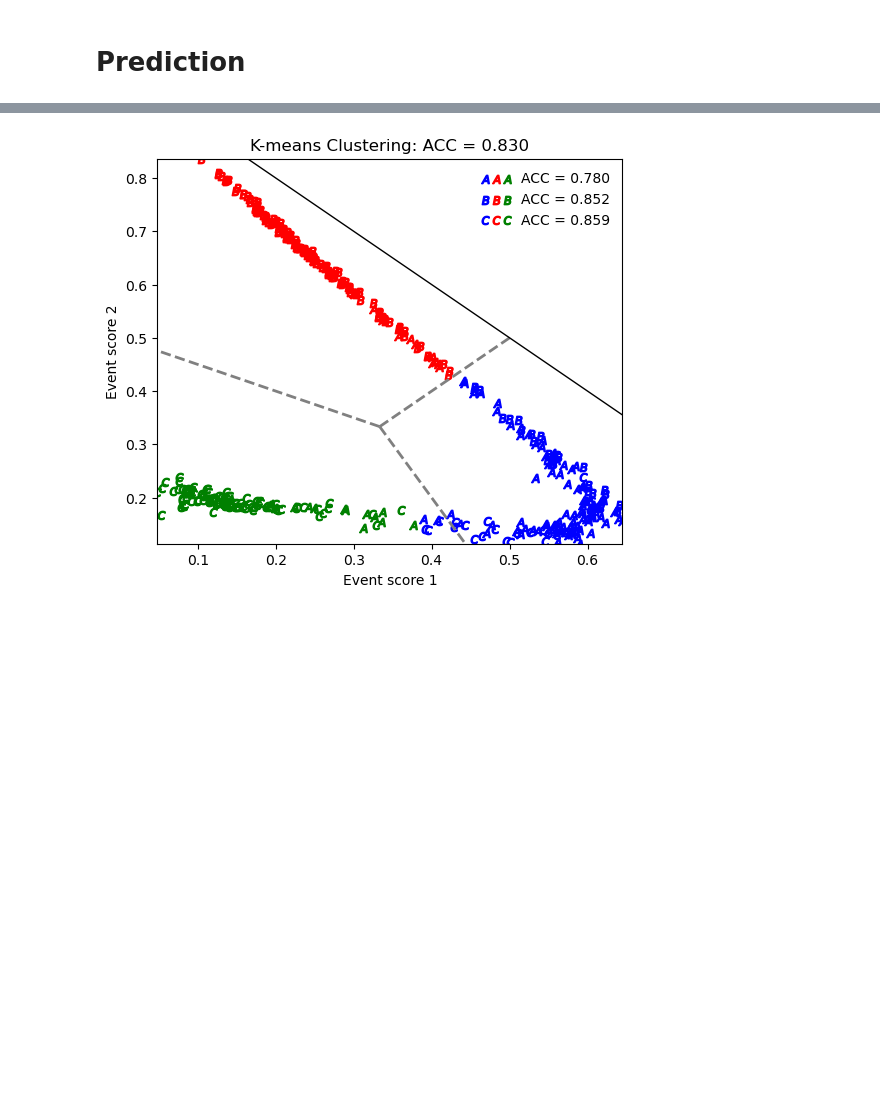
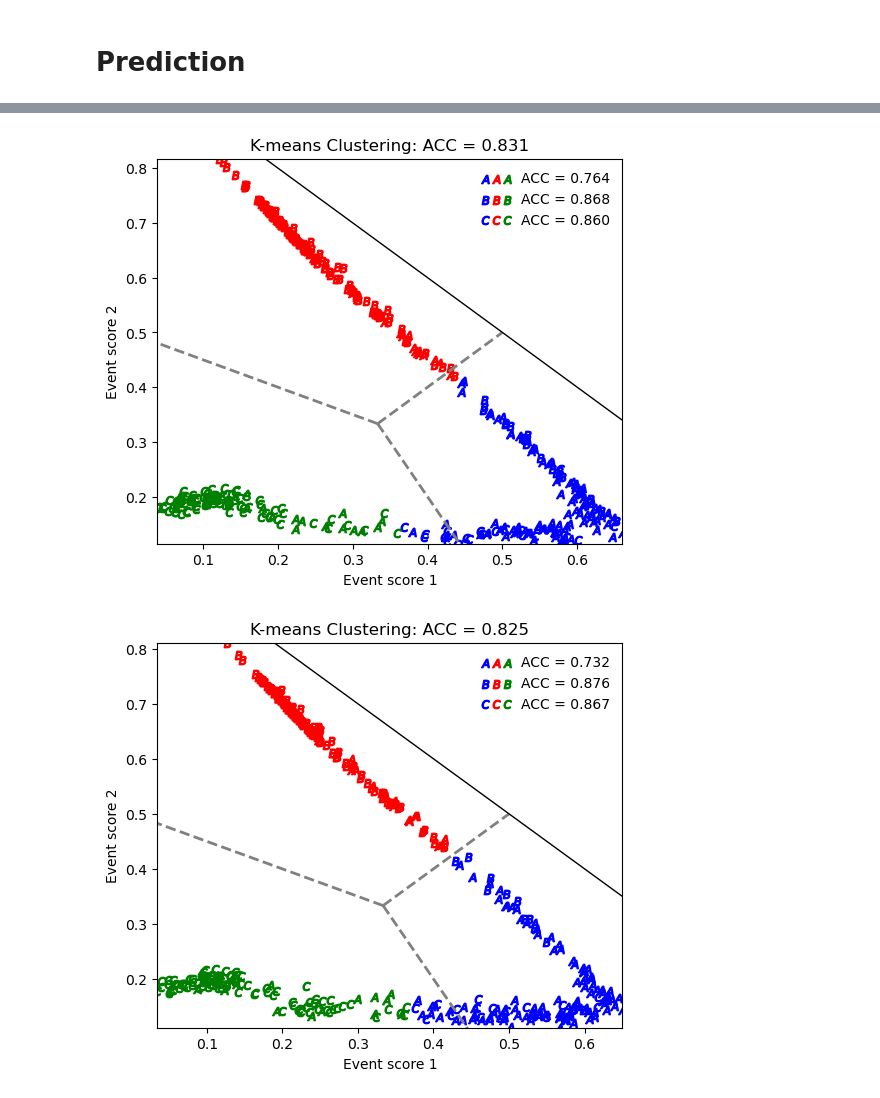
Before and after one commit to r10222035/CWoLa, a Jupyter notebook: CWoLa_multi-class.ipynb, the cells around one changed output, grey strips where cells are left out. Saved outputs shown, nothing was run; the diff lists cells and outputs as text; code cells hidden in the pictures; blank space fills up the shorter version.

```diff
--- a/CWoLa_multi-class.ipynb
+++ b/CWoLa_multi-class.ipynb
@@ -486,13 +488,22 @@ plot_predict_results(y_test, y_test_predict, y_test_predict.argmax(axis=1), titl
 # %%
 kmeans = KMeans(n_clusters=3, random_state=45)
 kmeans.fit(y_test_predict)
 labels = kmeans.labels_
 
 save_path = f'./figures/multi-class_testing_data_predict-{case_name}-kmeans.pdf'
 # save_path = None
 plot_predict_results(y_test, y_test_predict, labels, title='K-means Clustering', save_path=save_path)
+
+kmeans = KMeans(n_clusters=3, random_state=45)
+kmeans.fit(y_predict)
+labels = kmeans.labels_
+
+save_path = f'./figures/multi-class_training_data_predict-{case_name}-kmeans.pdf'
+# save_path = None
+plot_predict_results(y_true, y_predict, labels, title='K-means Clustering', save_path=save_path)
 # %% [output]
-[figure, old version]
+[figure, new version]
+[figure, added]
 # %%
 spectral = SpectralClustering(n_clusters=3, affinity='nearest_neighbors', random_state=45)
 labels = spectral.fit_predict(y_test_predict)
```
Also changed, not shown: parts of 5 cells of this notebook, 6 other files.
